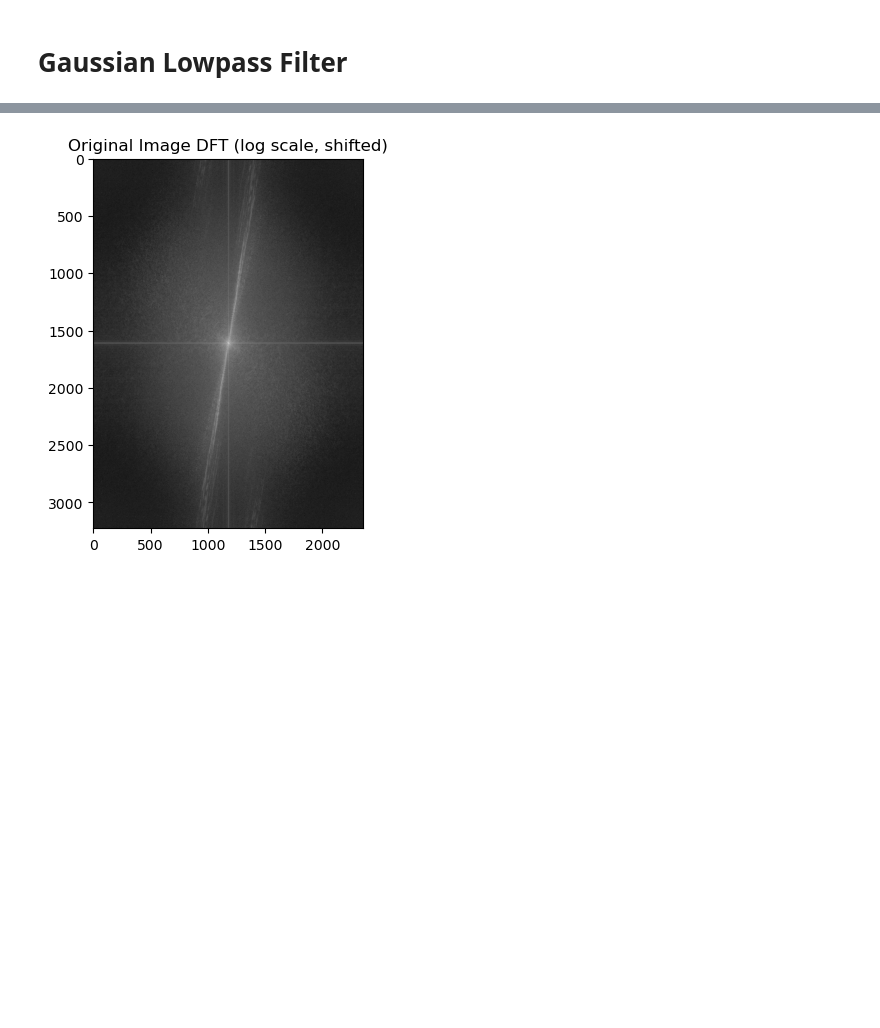
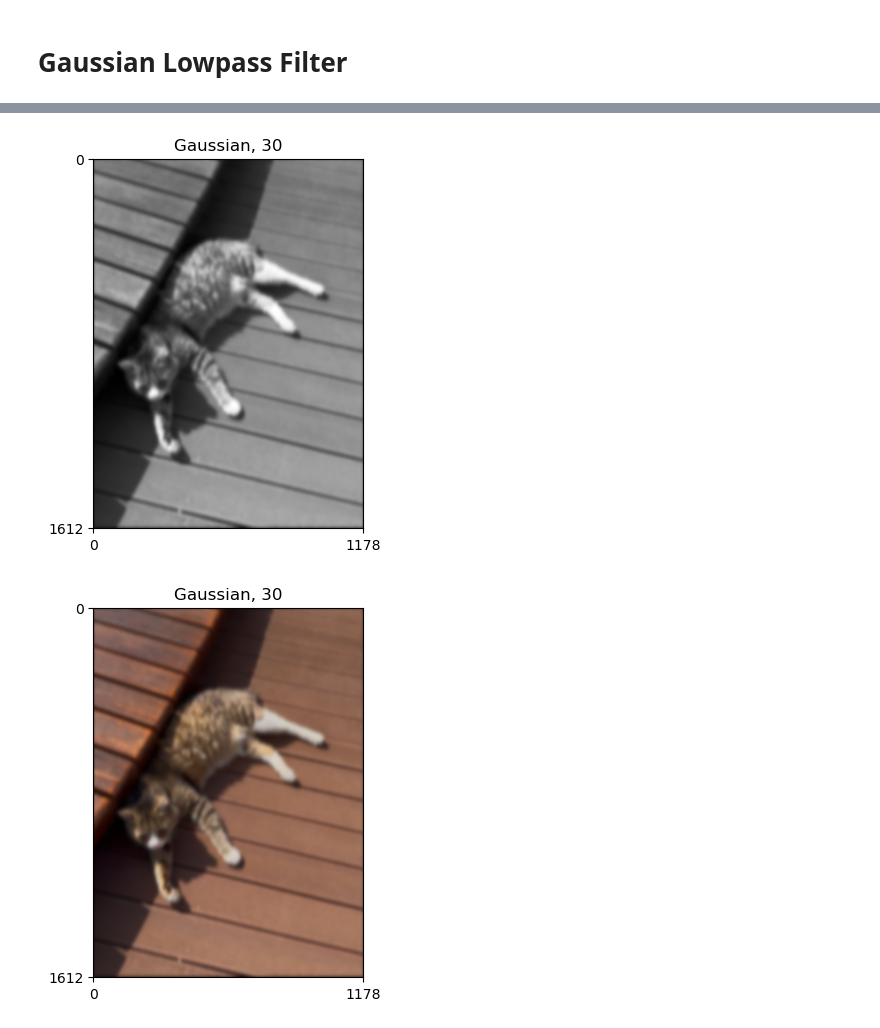
Before and after one commit to jhb341/computational-photography, a Jupyter notebook: assn2/code/gaussian.ipynb, the cells around one changed output, grey strips where cells are left out. Cells and saved outputs as stored; diff of their text form; code cells hidden in the pictures; blank space fills up the shorter version.

```diff
--- a/assn2/code/gaussian.ipynb
+++ b/assn2/code/gaussian.ipynb
@@ -16,4 +11,0 @@ M, N = img.shape
-# %%
-P, Q = 2*M, 2*N  # 패딩 후 크기(2배)
-padded = np.zeros((P, Q), dtype=img.dtype)
-padded[:M, :N] = img  # 왼쪽 상단에 원본 이미지 복사
@@ -131,11 +12,12 @@ for cutoff in cutoff_values:
-# %%
-# --------------------------------------------------
-# 추가) 원본 이미지의 푸리에 스펙트럼(교재 예시 코드처럼)
-# --------------------------------------------------
-spectrum = np.log(np.abs(F_shifted) + 1)  # +1로 log(0) 방지
-plt.figure()
-plt.imshow(spectrum, cmap='gray')
-plt.title('Original Image DFT (log scale, shifted)')
-plt.show()
-# %% [output]
-[figure, removed]
+# %%
+def gaussian_lpf(shape, co):
+    P, Q = shape
+    u = np.arange(P)
+    v = np.arange(Q)
+    U, V = np.meshgrid(u, v, indexing='ij')
+
+    u_c, v_c = P//2, Q//2
+    d_square = (U - u_c)**2 + (V - v_c)**2
+
+    g_lpf = np.exp(-d_square / (2 * (co**2)))
+    return g_lpf
@@ -141,0 +43,31 @@ plt.show()
+# %%
+def gaussian_lpf_rgb(img, cutoff, pad_size=10):
+    b, g, r = cv2.split(img) # OpenCV는 bgr순서
+
+    b_ = gaussian_lpf_gray(b, cutoff, pad_size=pad_size).astype(np.float32)
+    g_ = gaussian_lpf_gray(g, cutoff, pad_size=pad_size).astype(np.float32)
+    r_ = gaussian_lpf_gray(r, cutoff, pad_size=pad_size).astype(np.float32)
+
+    return cv2.merge([b_, g_, r_])
+# %%
+def show_image(img, title):
+    if img.ndim == 3:
+        height, width, _= img.shape
+        plt.imshow(cv2.cvtColor(img, cv2.COLOR_BGR2RGB))
+        plt.xticks([0, width-1])
+        plt.yticks([0, height-1])
+        plt.title(title)
+        plt.show()
+    else:
+        height, width = img.shape
+        plt.imshow(img, cmap='gray')
+        plt.xticks([0, width-1])
+        plt.yticks([0, height-1])
+        plt.title(title)
+        plt.show()
+# %%
+show_image(gaussian_lpf_gray(img_gray, 30, 15), 'Gaussian, 30')
+show_image(gaussian_lpf_rgb(img_rgb, 30, 15), 'Gaussian, 30')
+# %% [output]
+[figure, added]
+[figure, added]
```
Also changed, not shown: parts of 6 cells of this notebook, 5 other files.
